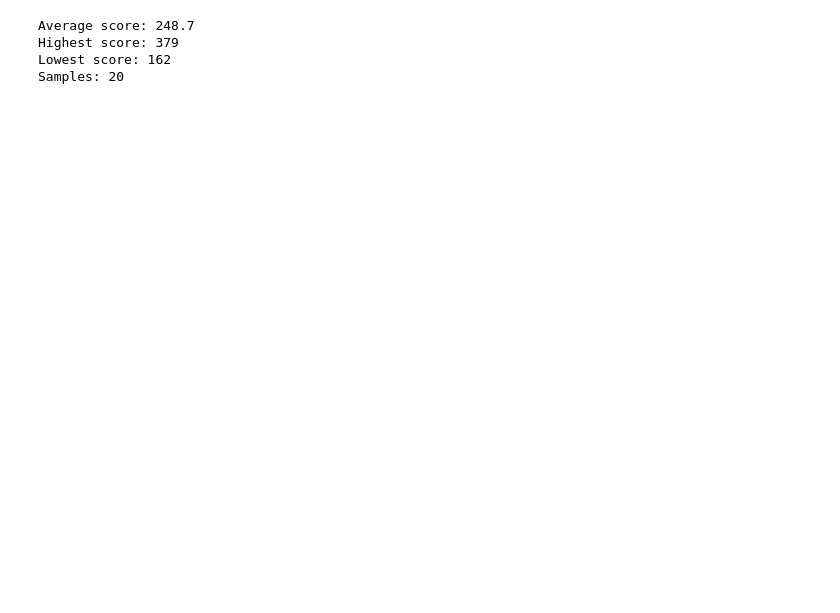
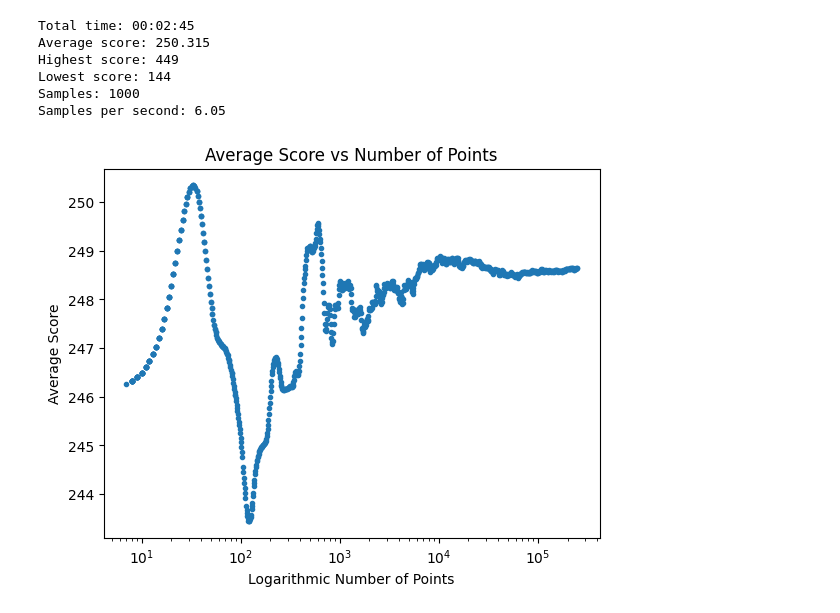
Before and after one commit to Pitterstummes/Kniffel, a Jupyter notebook: temp.ipynb, the cells around one changed output. Cells and saved outputs as stored; diff of their text form; code cells hidden in the pictures; blank space fills up the shorter version.

Commit message:
move avg score analysis, minor optimizations

```diff
--- a/temp.ipynb
+++ b/temp.ipynb
@@ -298,14 +1,37 @@ def calculate_potential(currentpoints, maxpoints, field, optimizer):
 # %%
 from multiprocess import Pool
 import numpy as np
+import time
 
 def do_all(input):
     from kniffel_forimport import run_game
     return run_game(printscoreboard=False)
 
 if __name__ == '__main__':
-    iterations = [1 for _ in range(20)]
+    start_time = time.time()
+    n = 1000
+    scores = []
+    iterations = [1 for _ in range(n)]
     p = Pool()
-    sums = p.map(do_all, iterations)
+    scores = p.map(do_all, iterations)
     p.close()
     p.join()
+
+    stop_time = time.time()
+    total_time = stop_time - start_time
+    hours = int(total_time // 3600)
+    minutes = int((total_time % 3600) // 60)
+    seconds = int(total_time % 60)
+    print("Total time:", f"{hours:02d}:{minutes:02d}:{seconds:02d}")
+    print("Average score:", np.mean(scores))
+    print("Highest score:", np.max(scores))
+    print("Lowest score:", np.min(scores))
+    print("Samples:", len(scores))
+    print("Samples per second:", np.round(len(scores) / total_time, 2))
+# %% [output]
+Total time: 00:02:45
+Average score: 250.315
+Highest score: 449
+Lowest score: 144
+Samples: 1000
+Samples per second: 6.05
@@ -319,40 +43,40 @@ plt.xlabel('Sum')
 plt.ylabel('Normalized Frequency')
 plt.title('1000 Samples (one kniffel, avg 248.8)')
 plt.show()
-# %%
-print("Average score:", np.mean(sums))
-print("Highest score:", np.max(sums))
-print("Lowest score:", np.min(sums))
-print("Samples:", len(sums))
-# %% [output]
-Average score: 248.7
-Highest score: 379
-Lowest score: 162
-Samples: 20
 # %%
 import numpy as np
 import matplotlib.pyplot as plt
+from scipy.ndimage import gaussian_filter
+
 
 # Load the file content
-file_path = r"C:\Users\paulk\Documents\Programmieren\Python\Kniffel\saves\30000samples_29012024\sums.txt"
+file_path = r"C:\Users\paulk\Documents\Programmieren\Python\Kniffel\saves\250000samples_30012024\scores.txt"
 with open(file_path, 'r') as file:
     file_content = file.read()
 
-# Convert the file content to a numpy array
-sums = np.fromstring(file_content, sep='\n')
+# Convert the file content to a numpy array and filter it
+filtered_numbers = np.fromstring(file_content, sep='\n')
+# minimum, maximum = 200, 320
+# filtered_numbers = [num for num in sums if num >= minimum and num <= maximum]
+# Apply Gaussian filter to the numbers in sums
+filtered_numbers = gaussian_filter(filtered_numbers, sigma=10)
+# filtered_numbers = filtered_numbers[:2000]
+
 
 # Calculate the logarithmic number of points
-numbers = np.floor(np.logspace(0.9, np.log10(30000), num=1000, base=10))
+numbers = np.floor(np.logspace(0.9, np.log10(len(filtered_numbers)), num=1000, base=10))
 
 # Calculate the average score
 avg_list = []
 for number in numbers:
-    avg_list.append(np.mean(sums[-int(number):]))
+    avg_list.append(np.mean(filtered_numbers[-int(number):]))
 
 # Plot the average score over the logarithmic number of points
 plt.plot(numbers, avg_list, '.')
 plt.xlabel('Logarithmic Number of Points')
 plt.ylabel('Average Score')
 plt.title('Average Score vs Number of Points')
 plt.xscale('log')
 plt.show()
+# %% [output]
+[figure, added]
```
Also changed, not shown: parts of 6 cells of this notebook, 8 other files.
